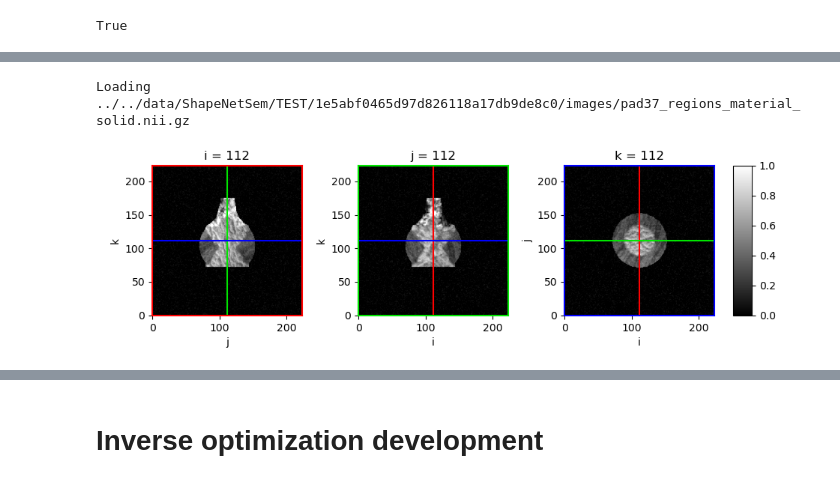
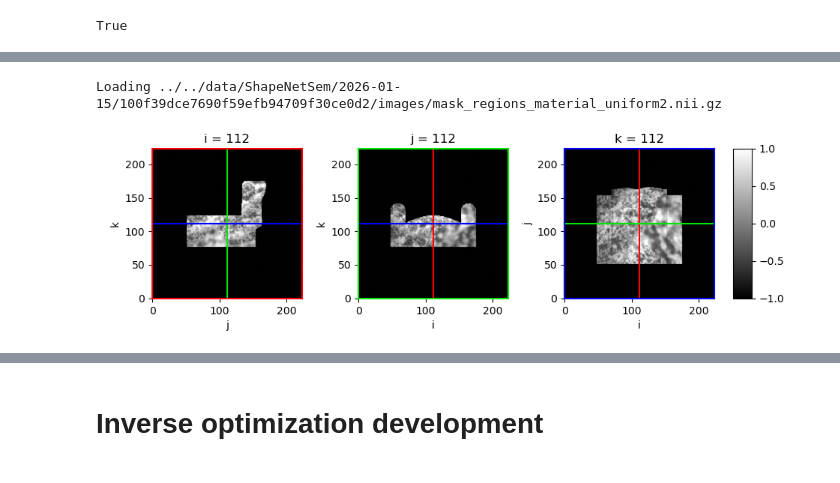
Before and after one commit to mattragoza/lung-project, a Jupyter notebook: notebooks/shapenet/20-optimize-interactive.ipynb, the cells around one changed output, grey strips where cells are left out. Cells and saved outputs as stored; diff of their text form; code cells hidden in the pictures.

```diff
--- a/notebooks/shapenet/20-optimize-interactive.ipynb
+++ b/notebooks/shapenet/20-optimize-interactive.ipynb
@@ -23,6 +23,6 @@ torch.cuda.is_available()
 # %% [output]
 True
 # %%
-config = project.core.fileio.load_config('../../config.yaml')
+config = project.core.fileio.load_config('2026-01-15_config.yaml')
 config
 # %% [output]
@@ -47,12 +47,12 @@ Loading ../../config.yaml
 # %%
 %autoreload
+# example selection
 # wss.1f5c74f0a55cbf9798d5fc0473d00a1c - nan with 1e-5 reg weight
-
-subj = 'wss.1e5abf0465d97d826118a17db9de8c0'
+# wss.1e5abf0465d97d826118a17db9de8c0 - vase
 
 data_config = config['dataset'].copy()
 data_config['root'] = '../../data/ShapeNetSem'
-data_config['examples']['subjects'] = [subj]
+data_config['examples']['subjects'] = '../../subjects.csv'
 
 ex = project.api.get_examples(data_config)[0]
 pprint(ex, max_depth=1)
@@ -65,5 +65,2 @@ Example()
 ├── paths:    dict(len=13)
 └── metadata: dict(len=4)
-# %%
-mesh = project.core.fileio.load_meshio(ex.paths['interp_mesh'])
-mesh
@@ -83,9 +66,0 @@ outputs
-# %%
-import project.visual.pyvista
-mesh = project.core.fileio.load_meshio(ex.paths['interp_mesh'])
-
-pv_mesh = pv.wrap(mesh)
-p = pv.Plotter(window_size=(600,600))
-p.add_mesh(pv_mesh, scalars='image', cmap='binary', opacity=1.0, clim=(0,1))
-#p.add_mesh(pv_mesh.slice(normal=[1,1,1], origin=pv_mesh.center), scalars='image', cmap='binary', clim=(0,1))
-p.show(jupyter_backend='static')
@@ -96,8 +226,7 @@ Loading ../../data/ShapeNetSem/TEST/1e5abf0465d97d826118a17db9de8c0/meshes/pad37
 # %%
-import project.visual.matplotlib
 nifti = project.core.fileio.load_nibabel(ex.paths['input_image'])
 image = nifti.get_fdata()
-_ = project.visual.matplotlib.show_image_slices(image, cmap='gray', clim=(0,1))
+_ = project.visual.matplotlib.show_image_slices(image - 1.0, cmap='gray', clim=(-1,1))
 # %% [output]
-Loading ../../data/ShapeNetSem/TEST/1e5abf0465d97d826118a17db9de8c0/images/pad37_regions_material_solid.nii.gz
+Loading ../../data/ShapeNetSem/2026-01-15/100f39dce7690f59efb94709f30ce0d2/images/mask_regions_material_uniform2.nii.gz
-[figure, old version]
+[figure, new version]
```
Also changed, not shown: parts of 26 cells of this notebook, 1 other file.
